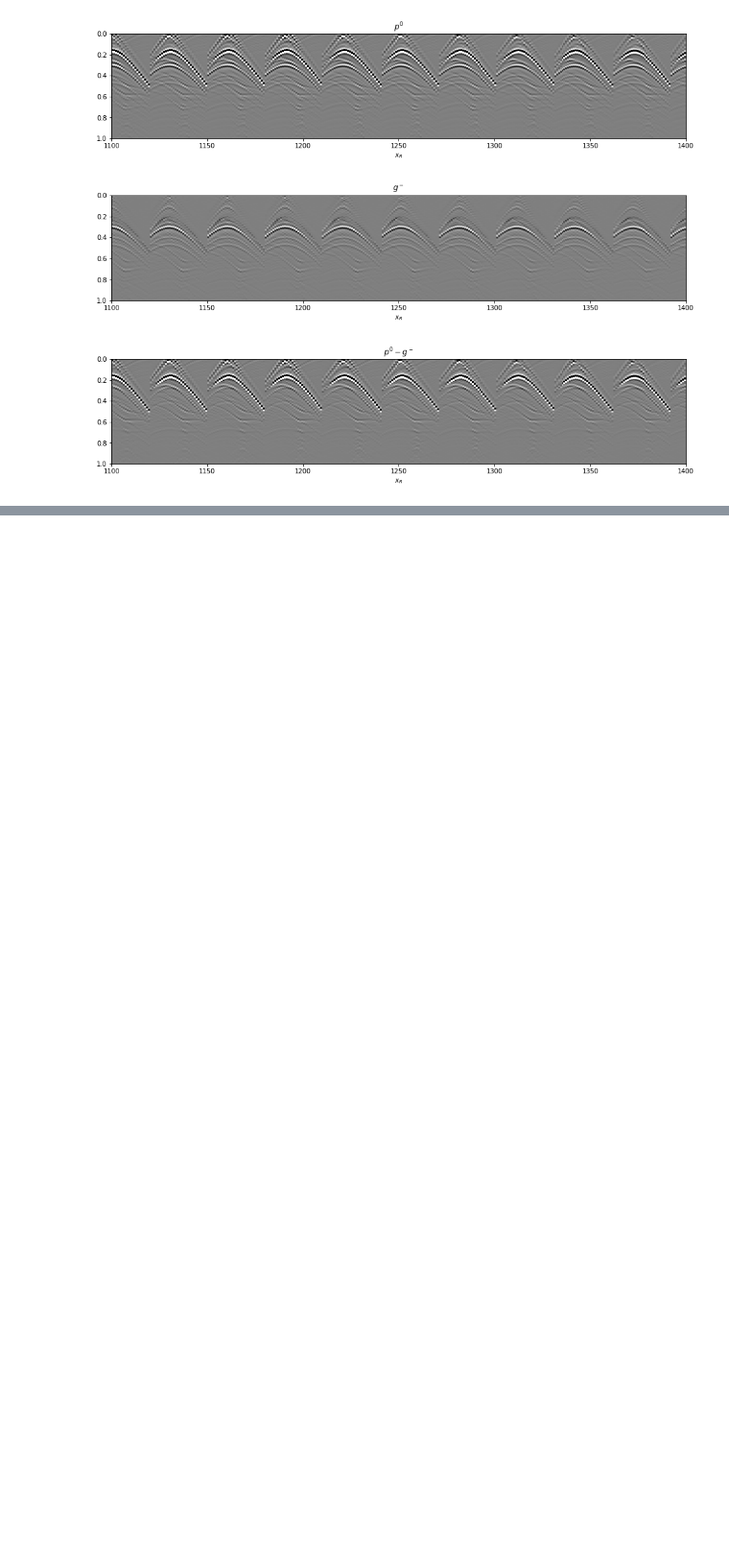
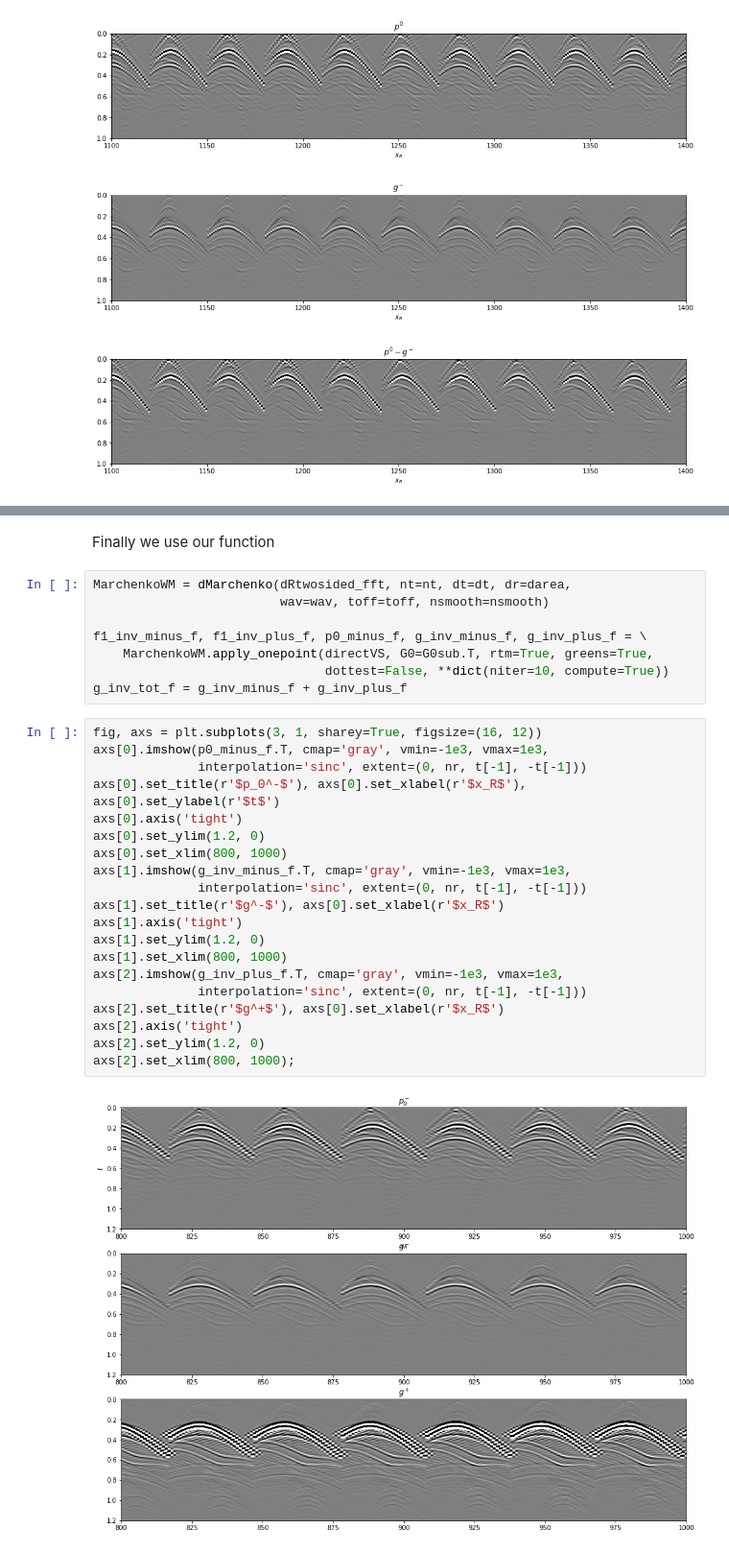
Before and after one commit to PyLops/pylops_notebooks, a Jupyter notebook: developement-distributed/Marchenko3D.ipynb, the cells around one changed output, grey strips where cells are left out. Shown at 96% size. Cells and saved outputs as stored; diff of their text form; blank space fills up the shorter version.

Commit message:
Run all Marchenko-distributed notebooks with new apply functions

```diff
--- a/developement-distributed/Marchenko3D.ipynb
+++ b/developement-distributed/Marchenko3D.ipynb
@@ -449,0 +454,32 @@ ax3.set_ylim(1.2, 0);
+# %% [markdown]
+Finally we use our function
+# %%
+MarchenkoWM = dMarchenko(dRtwosided_fft, nt=nt, dt=dt, dr=darea,
+                         wav=wav, toff=toff, nsmooth=nsmooth)
+
+f1_inv_minus_f, f1_inv_plus_f, p0_minus_f, g_inv_minus_f, g_inv_plus_f = \
+    MarchenkoWM.apply_onepoint(directVS, G0=G0sub.T, rtm=True, greens=True,
+                               dottest=False, **dict(niter=10, compute=True))
+g_inv_tot_f = g_inv_minus_f + g_inv_plus_f
+# %%
+fig, axs = plt.subplots(3, 1, sharey=True, figsize=(16, 12))
+axs[0].imshow(p0_minus_f.T, cmap='gray', vmin=-1e3, vmax=1e3,
+              interpolation='sinc', extent=(0, nr, t[-1], -t[-1]))
+axs[0].set_title(r'$p_0^-$'), axs[0].set_xlabel(r'$x_R$'), axs[0].set_ylabel(r'$t$')
+axs[0].axis('tight')
+axs[0].set_ylim(1.2, 0)
+axs[0].set_xlim(800, 1000)
+axs[1].imshow(g_inv_minus_f.T, cmap='gray', vmin=-1e3, vmax=1e3,
+              interpolation='sinc', extent=(0, nr, t[-1], -t[-1]))
+axs[1].set_title(r'$g^-$'), axs[0].set_xlabel(r'$x_R$')
+axs[1].axis('tight')
+axs[1].set_ylim(1.2, 0)
+axs[1].set_xlim(800, 1000)
+axs[2].imshow(g_inv_plus_f.T, cmap='gray', vmin=-1e3, vmax=1e3,
+              interpolation='sinc', extent=(0, nr, t[-1], -t[-1]))
+axs[2].set_title(r'$g^+$'), axs[0].set_xlabel(r'$x_R$')
+axs[2].axis('tight')
+axs[2].set_ylim(1.2, 0)
+axs[2].set_xlim(800, 1000);
+# %% [output]
+[figure, added]
```
Also changed, not shown: parts of 7 cells of this notebook, 2 other files.
